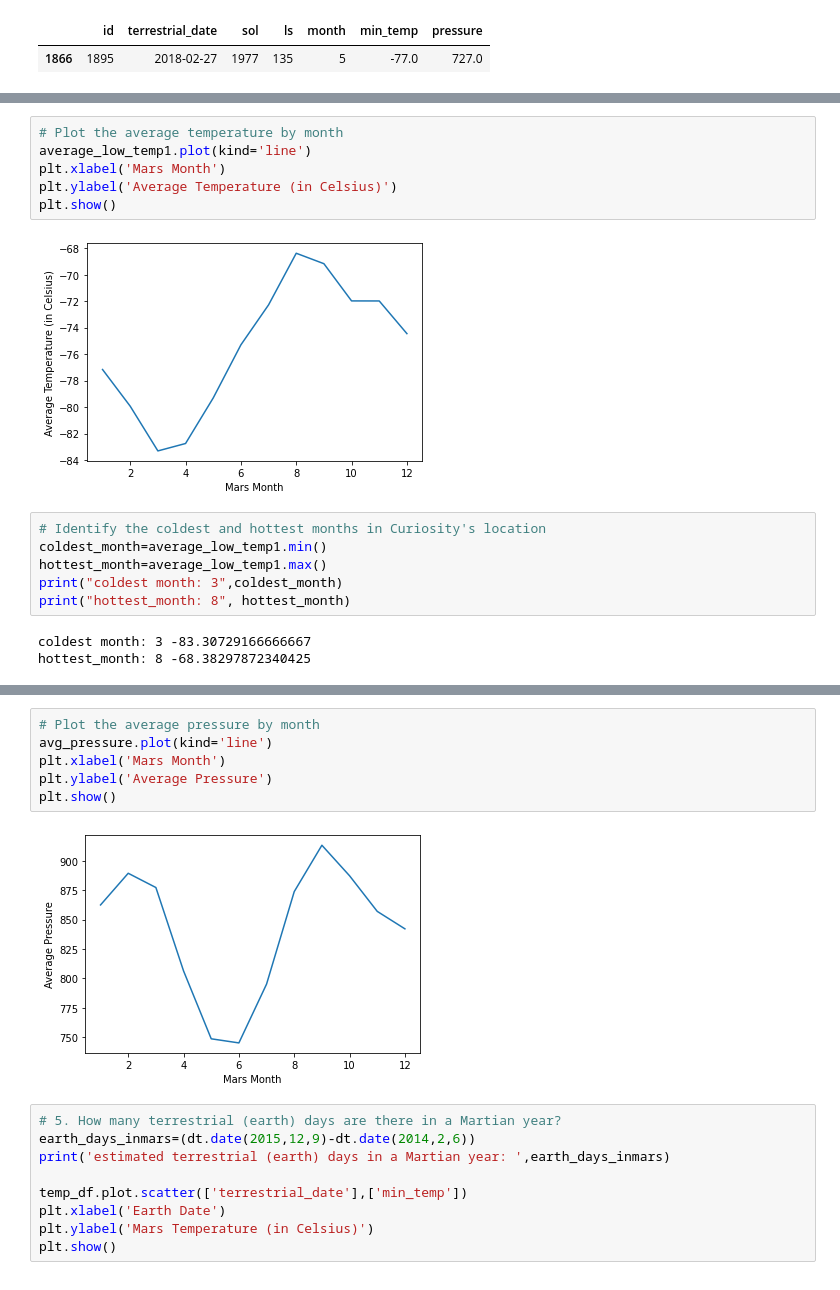
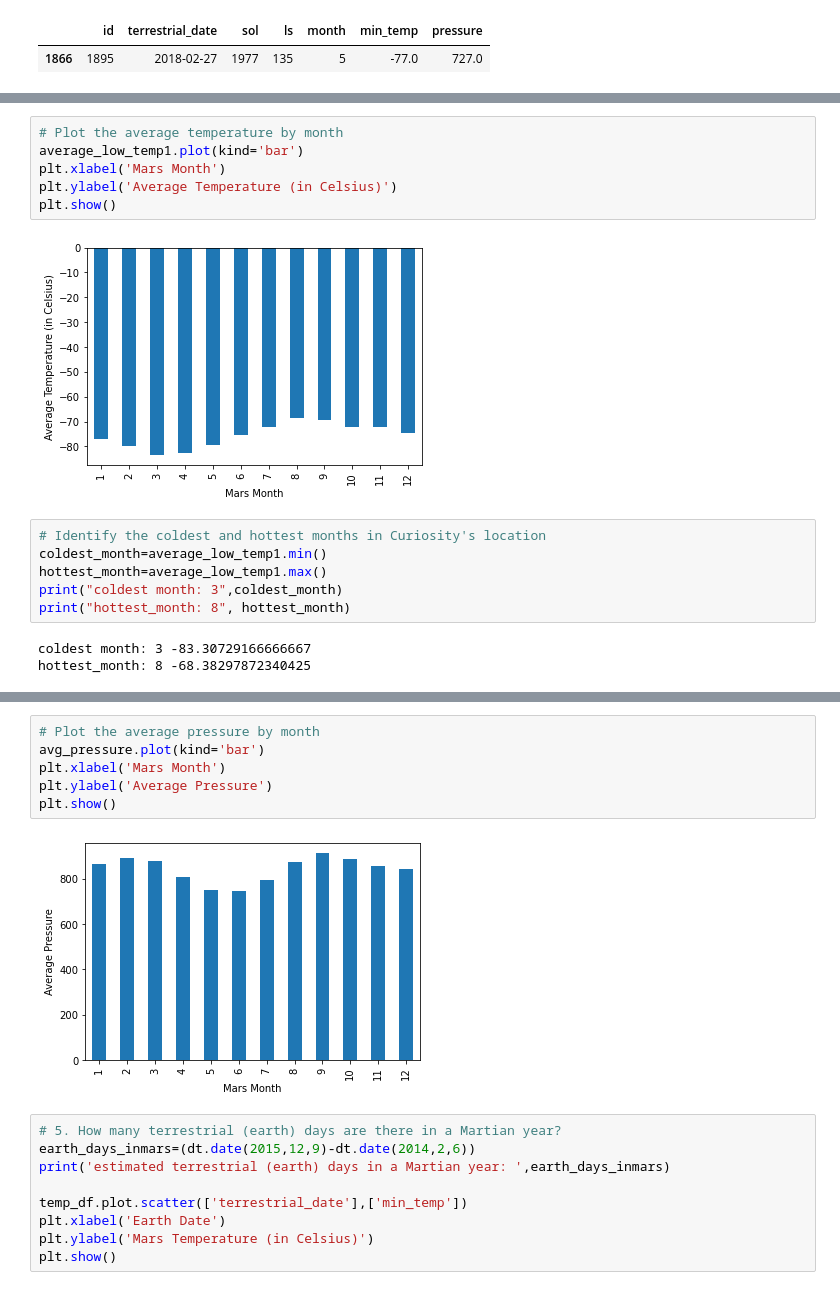
Before and after one commit to LailahL/module11-challenge, a Jupyter notebook: part_2_mars_weather.ipynb, the cells around one changed output, grey strips where cells are left out. Saved outputs shown, nothing was run; the diff lists cells and outputs as text.

Commit message:
changed graphs

```diff
--- a/part_2_mars_weather.ipynb
+++ b/part_2_mars_weather.ipynb
@@ -189,12 +189,12 @@ month
 Name: min_temp, dtype: float64
 # %%
 # Plot the average temperature by month
-average_low_temp1.plot(kind='line')
+average_low_temp1.plot(kind='bar')
 plt.xlabel('Mars Month')
 plt.ylabel('Average Temperature (in Celsius)')
 plt.show()
 # %% [output]
-[figure, old version]
+[figure, new version]
 # %%
 # Identify the coldest and hottest months in Curiosity's location
 coldest_month=average_low_temp1.min()
@@ -225,12 +225,12 @@ month
 Name: pressure, dtype: float64
 # %%
 # Plot the average pressure by month
-avg_pressure.plot(kind='line')
+avg_pressure.plot(kind='bar')
 plt.xlabel('Mars Month')
 plt.ylabel('Average Pressure')
 plt.show()
 # %% [output]
-[figure, old version]
+[figure, new version]
 # %%
 # 5. How many terrestrial (earth) days are there in a Martian year?
 earth_days_inmars=(dt.date(2015,12,9)-dt.date(2014,2,6))
```
